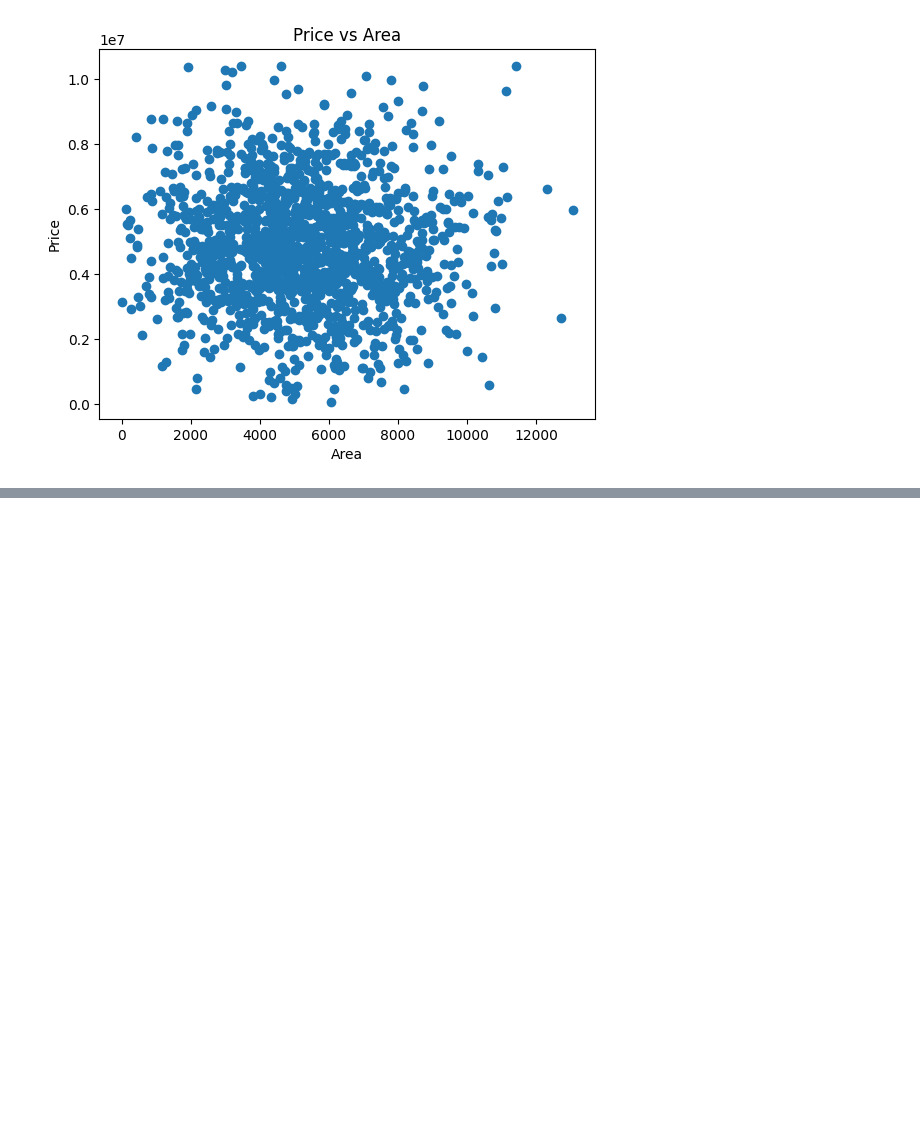
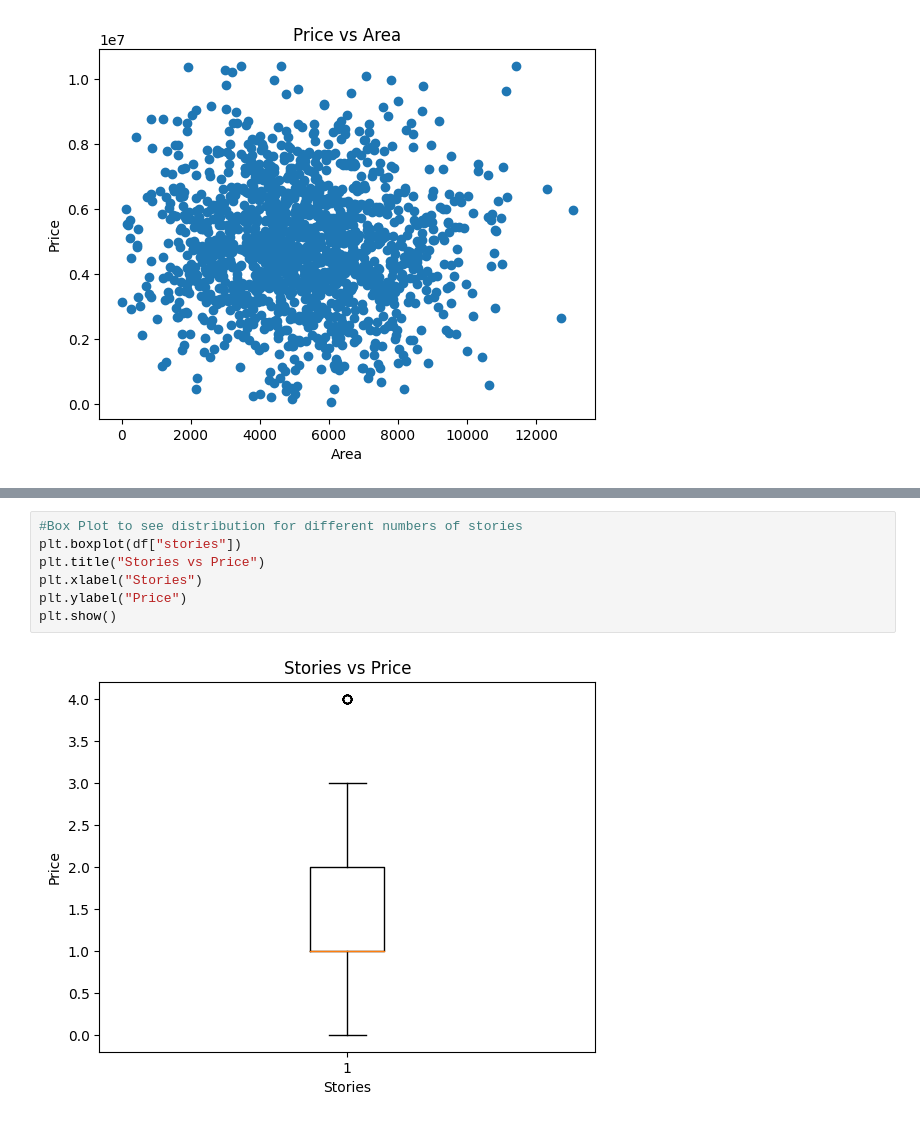
Before and after one commit to halchemylab/Housing-Prices-Machine-Learning-Project, a Jupyter notebook: analysis.ipynb, the cells around one changed output, grey strips where cells are left out. Saved outputs shown, nothing was run; the diff lists cells and outputs as text; blank space fills up the shorter version.

```diff
--- a/analysis.ipynb
+++ b/analysis.ipynb
@@ -151,0 +171,9 @@ plt.show()
+# %%
+#Box Plot to see distribution for different numbers of stories
+plt.boxplot(df["stories"])
+plt.title("Stories vs Price")
+plt.xlabel("Stories")
+plt.ylabel("Price")
+plt.show()
+# %% [output]
+[figure, added]
```
Also changed, not shown: parts of 2 cells of this notebook.
